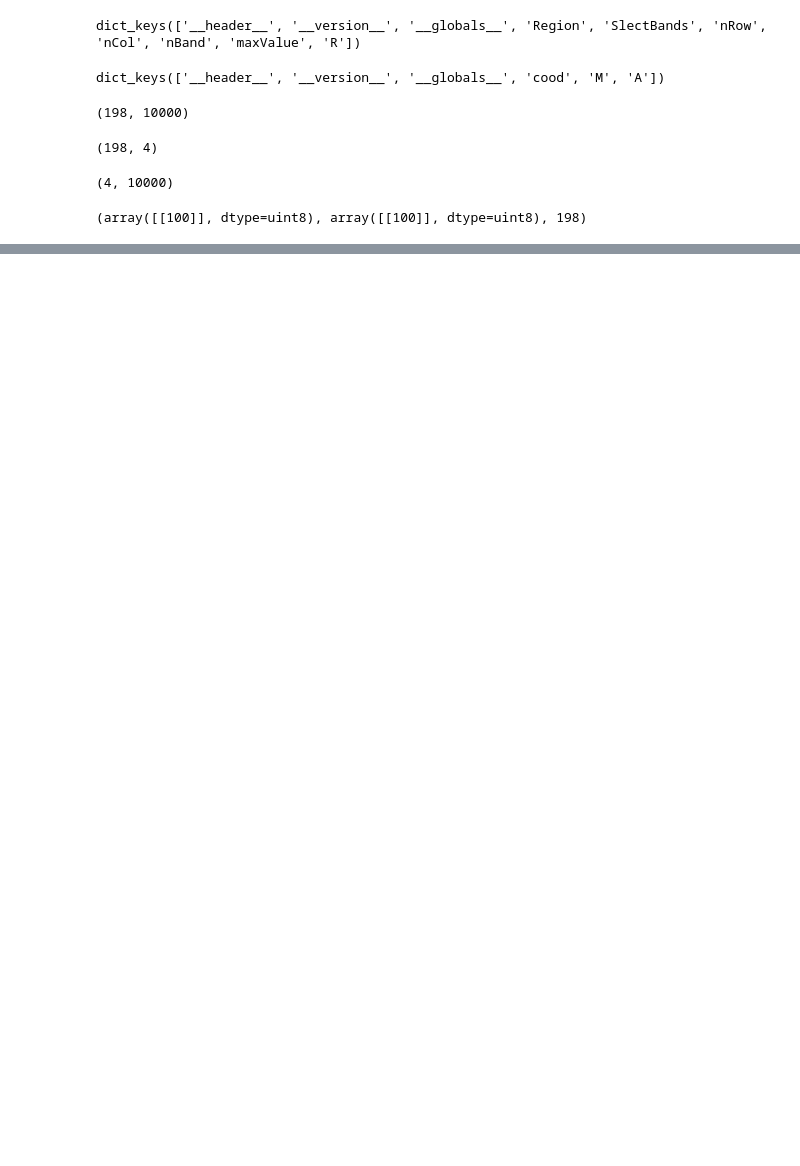
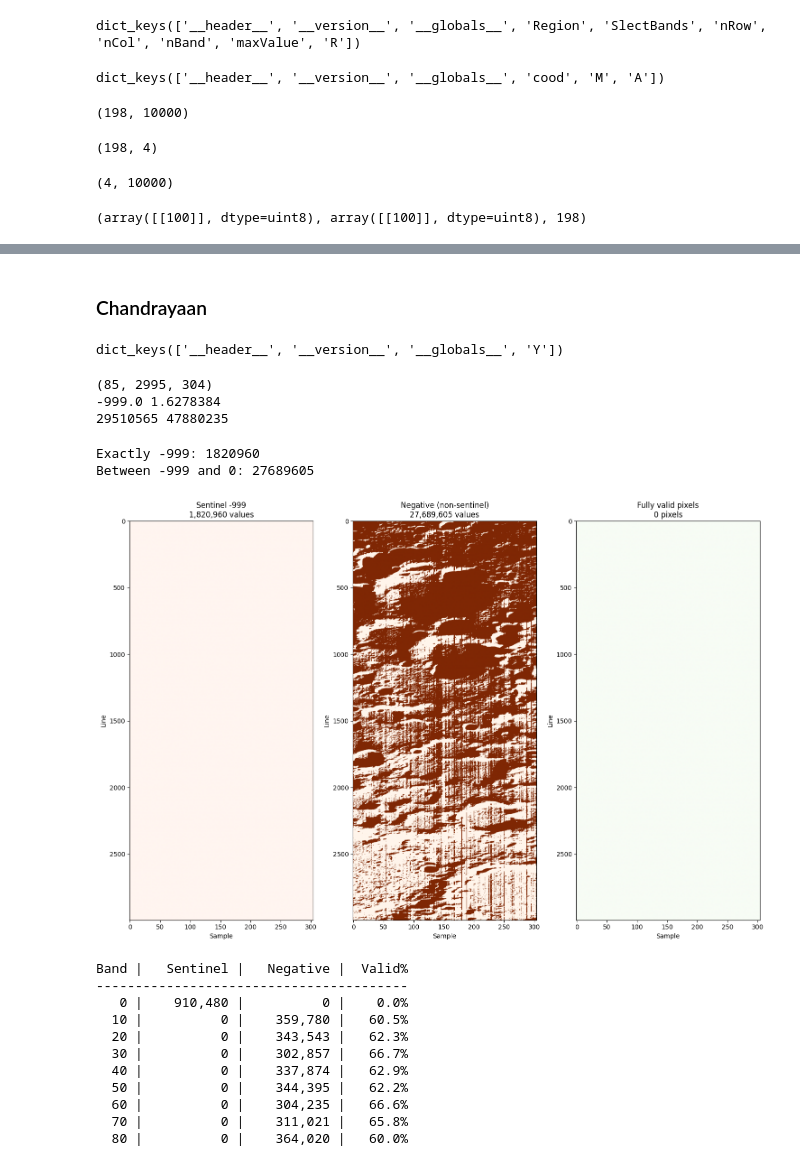
Before and after one commit to shri29s/UNMamba-Implementation-HU, a Jupyter notebook: notebooks/explore_dataset.ipynb, the cells around one changed output, grey strips where cells are left out. Saved outputs shown, nothing was run; the diff lists cells and outputs as text; code cells hidden in the pictures; blank space fills up the shorter version.

```diff
--- a/notebooks/explore_dataset.ipynb
+++ b/notebooks/explore_dataset.ipynb
@@ -34,0 +39,2 @@ sio.savemat("../data/jasperRidge2_R198_updated.mat", JR)
+# %%
+cuprite = sio.loadmat("../data/cuprite.mat")
@@ -34,0 +53,76 @@ sio.savemat("../data/jasperRidge2_R198_updated.mat", JR)
+# %% [markdown]
+### Chandrayaan
+# %%
+import scipy.io as sio
+
+chan = sio.loadmat("../data/chandrayaan.mat")
+# %%
+print(chan.keys())
+# %% [output]
+dict_keys(['__header__', '__version__', '__globals__', 'Y'])
+# %%
+print(chan["Y"].shape)
+print(chan["Y"].min(), chan["Y"].max())
+print((chan["Y"] < 0).sum(), (chan["Y"] > 0).sum())
+# %% [output]
+(85, 2995, 304)
+-999.0 1.6278384
+29510565 47880235
+# %%
+# Is it exactly -999?
+print("Exactly -999:", (chan["Y"] == -999.0).sum())
+print("Between -999 and 0:", ((chan["Y"] > -999) & (chan["Y"] < 0)).sum())
+# %% [output]
+Exactly -999: 1820960
+Between -999 and 0: 27689605
+# %%
+import matplotlib.pyplot as plt
+import numpy as np
+
+data = chan["Y"]  # (85, 2995, 304)
+
+sentinel_mask  = (data == -999.0)                    # exact sentinel
+negative_mask  = (data < 0) & (data != -999.0)       # real negatives
+valid_mask     = data >= 0                            # truly valid
+
+# Spatial view — collapse across bands
+fig, axes = plt.subplots(1, 3, figsize=(15, 10))
+
+axes[0].imshow(sentinel_mask.any(axis=0),  cmap='Reds',   aspect='auto')
+axes[0].set_title(f"Sentinel -999\n{sentinel_mask.sum():,} values")
+
+axes[1].imshow(negative_mask.any(axis=0),  cmap='Oranges', aspect='auto')
+axes[1].set_title(f"Negative (non-sentinel)\n{negative_mask.sum():,} values")
+
+axes[2].imshow(valid_mask.all(axis=0),     cmap='Greens',  aspect='auto')
+axes[2].set_title(f"Fully valid pixels\n{valid_mask.all(axis=0).sum():,} pixels")
+
+for ax in axes:
+    ax.set_xlabel("Sample")
+    ax.set_ylabel("Line")
+
+plt.tight_layout()
+plt.savefig("data_quality_map.png", dpi=150)
+plt.show()
+
+# Per-band breakdown
+print(f"{'Band':>4} | {'Sentinel':>10} | {'Negative':>10} | {'Valid%':>7}")
+print("-" * 40)
+for b in range(0, 85, 10):
+    s = (data[b] == -999.0).sum()
+    n = ((data[b] < 0) & (data[b] != -999.0)).sum()
+    v = 100 * (data[b] >= 0).mean()
+    print(f"{b:>4} | {s:>10,} | {n:>10,} | {v:>6.1f}%")
+# %% [output]
+[figure, added]
+Band |   Sentinel |   Negative |  Valid%
+----------------------------------------
+   0 |    910,480 |          0 |    0.0%
+  10 |          0 |    359,780 |   60.5%
+  20 |          0 |    343,543 |   62.3%
+  30 |          0 |    302,857 |   66.7%
+  40 |          0 |    337,874 |   62.9%
+  50 |          0 |    344,395 |   62.2%
+  60 |          0 |    304,235 |   66.6%
+  70 |          0 |    311,021 |   65.8%
+  80 |          0 |    364,020 |   60.0%
```
Also changed, not shown: parts of 8 cells of this notebook, 23 other files.
